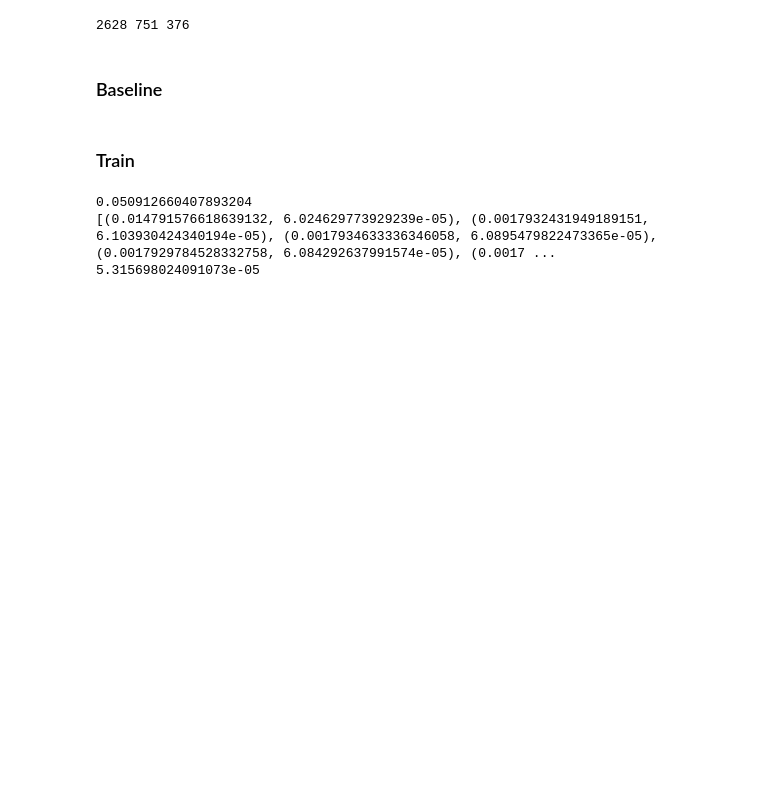
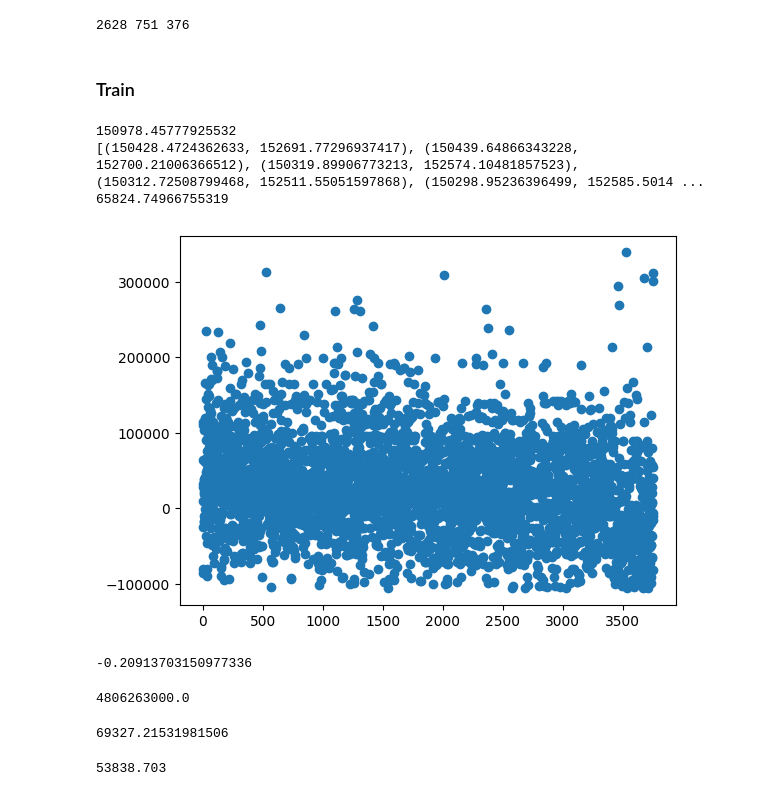
Before and after one commit to etshawncheng/CS231n, a Jupyter notebook: final.ipynb, the cells around one changed output. Cells and saved outputs as stored; diff of their text form; code cells hidden in the pictures; blank space fills up the shorter version.

Commit message:
final train

```diff
--- a/final.ipynb
+++ b/final.ipynb
@@ -435,29 +370,44 @@ model = TwoLayerNetwork(input_size, hidden_size, 1,
-# %% [markdown]
-### Baseline
 # %% [markdown]
 ### Train
 # %%
-hidden_size = 64
-epochs = 20
+hidden_size = 256
+epochs = 100
 init: Callable[[torch.Tensor], torch.Tensor] = lambda x: nn.init.xavier_uniform_(
     tensor=x) if len(x.shape) > 1 else x
 active = nn.ReLU
 model = TwoLayerNetwork(input_size, hidden_size,
-                        1, init, active, 0., True)
+                        1, init, active, 0.2, True)
 optimize = optim.SGD
 schedule = None
 learning_rate = 0.001
 min_lr = learning_rate * 1e-5
-l2_reg = L2_Regularization(0.0001)
+l2_reg = L2_Regularization(0.001)
 baseline = test(model, device, testset)
-learning_goal = baseline * 0.02
+learning_goal = 50000
 history = train(model, optimize, device, epochs, learning_rate,
-                trainset, valset, criterion, schedule, l2_reg, learning_goal, min_lr, True, False, 0.)
+                trainset, valset, criterion, schedule, l2_reg, learning_goal, min_lr, True, True, 0.2)
 result = test(model, device, testset)
 print(baseline, history, result, sep="\n")
 model_path = r"./data/final"
 torch.save(model, model_path)
 # %% [output]
-0.050912660407893204
-[(0.014791576618639132, 6.024629773929239e-05), (0.0017932431949189151, 6.103930424340194e-05), (0.0017934633336346058, 6.0895479822473365e-05), (0.0017929784528332758, 6.084292637991574e-05), (0.0017 ...
-5.315698024091073e-05
+150978.45777925532
+[(150428.4724362633, 152691.77296937417), (150439.64866343228, 152700.21006366512), (150319.89906773213, 152574.10481857523), (150312.72508799468, 152511.55051597868), (150298.95236396499, 152585.5014 ...
+65824.74966755319
+# %%
+dataset = DS_SalaryDataset()
+# %%
+model.to(device)
+model.eval()
+with torch.no_grad():
+    for x, y in DataLoader(dataset, batch_size=len(dataset)):
+        outputs: torch.Tensor = model(x.view(-1, model.input_size).to(device))
+# %%
+import matplotlib.pyplot as plt
+window = len(dataset)
+# plt.scatter(range(window), outputs.cpu()[:window])
+# plt.scatter(range(window), y.cpu()[:window])
+plt.scatter(range(window), (y.cpu()-outputs.cpu().view(y.size()))[:window])
+plt.show()
+# %% [output]
+[figure, added]
@@ -463,0 +416,16 @@ torch.save(model, model_path)
+# %%
+r2_score(y.cpu(), outputs.cpu())
+# %% [output]
+-0.20913703150977336
+# %%
+mean_squared_error(y.cpu(), outputs.cpu())
+# %% [output]
+4806263000.0
+# %%
+mean_squared_error(y.cpu(), outputs.cpu())**0.5
+# %% [output]
+69327.21531981506
+# %%
+mean_absolute_error(y.cpu(), outputs.cpu())
+# %% [output]
+53838.703
```
Also changed, not shown: parts of 14 cells of this notebook.
